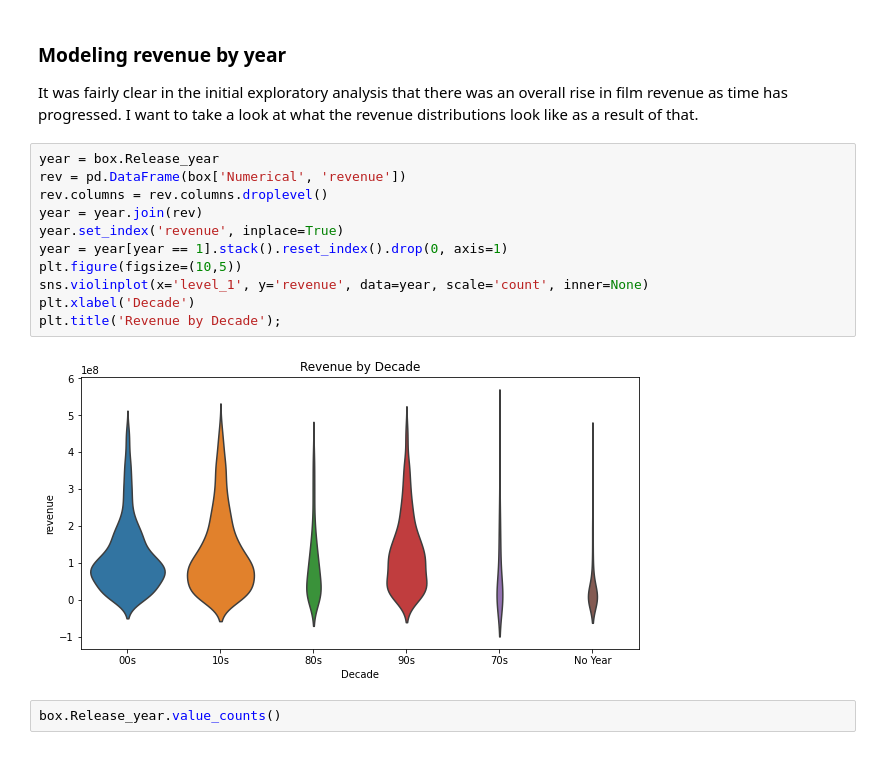
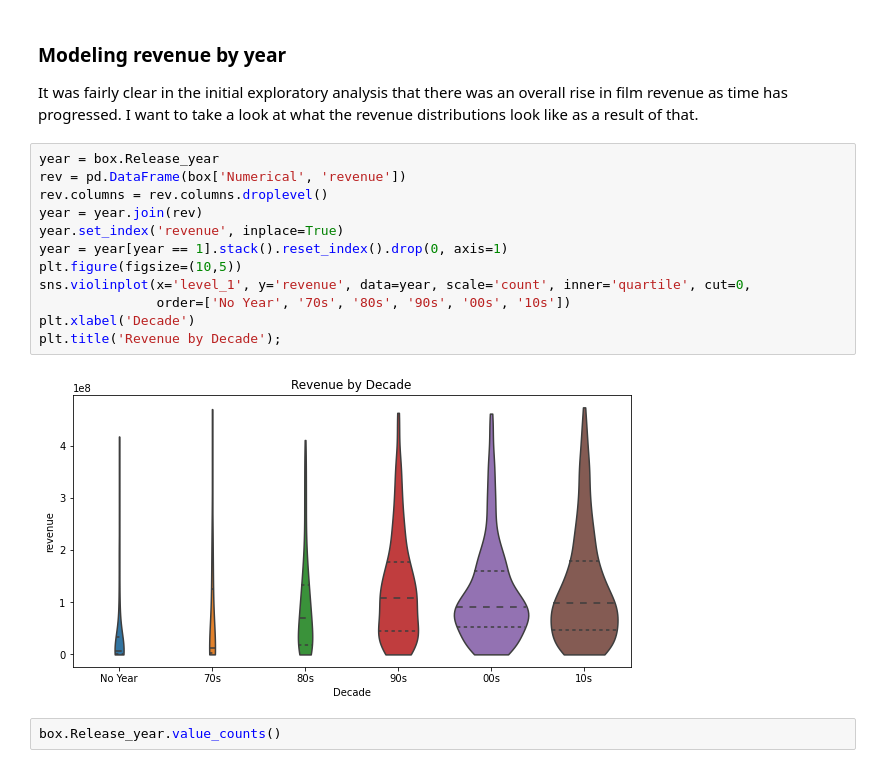
Before and after one commit to NickD-Dean/Springboard, a Jupyter notebook: Capstone Project 2/Code/Modeling_revenue_tiers.ipynb, the cells around one changed output. Cells and saved outputs as stored; diff of their text form.

```diff
--- a/Capstone Project 2/Code/Modeling_revenue_tiers.ipynb
+++ b/Capstone Project 2/Code/Modeling_revenue_tiers.ipynb
@@ -112,16 +112,17 @@ It was fairly clear in the initial exploratory analysis that there was an overal
 # %%
 year = box.Release_year
 rev = pd.DataFrame(box['Numerical', 'revenue'])
 rev.columns = rev.columns.droplevel()
 year = year.join(rev)
 year.set_index('revenue', inplace=True)
 year = year[year == 1].stack().reset_index().drop(0, axis=1)
 plt.figure(figsize=(10,5))
-sns.violinplot(x='level_1', y='revenue', data=year, scale='count', inner=None)
+sns.violinplot(x='level_1', y='revenue', data=year, scale='count', inner='quartile', cut=0,
+               order=['No Year', '70s', '80s', '90s', '00s', '10s'])
 plt.xlabel('Decade')
 plt.title('Revenue by Decade');
 # %% [output]
-[figure, old version]
+[figure, new version]
 # %%
 box.Release_year.value_counts()
 # %% [output]
```
Also changed, not shown: parts of 5 cells of this notebook.
